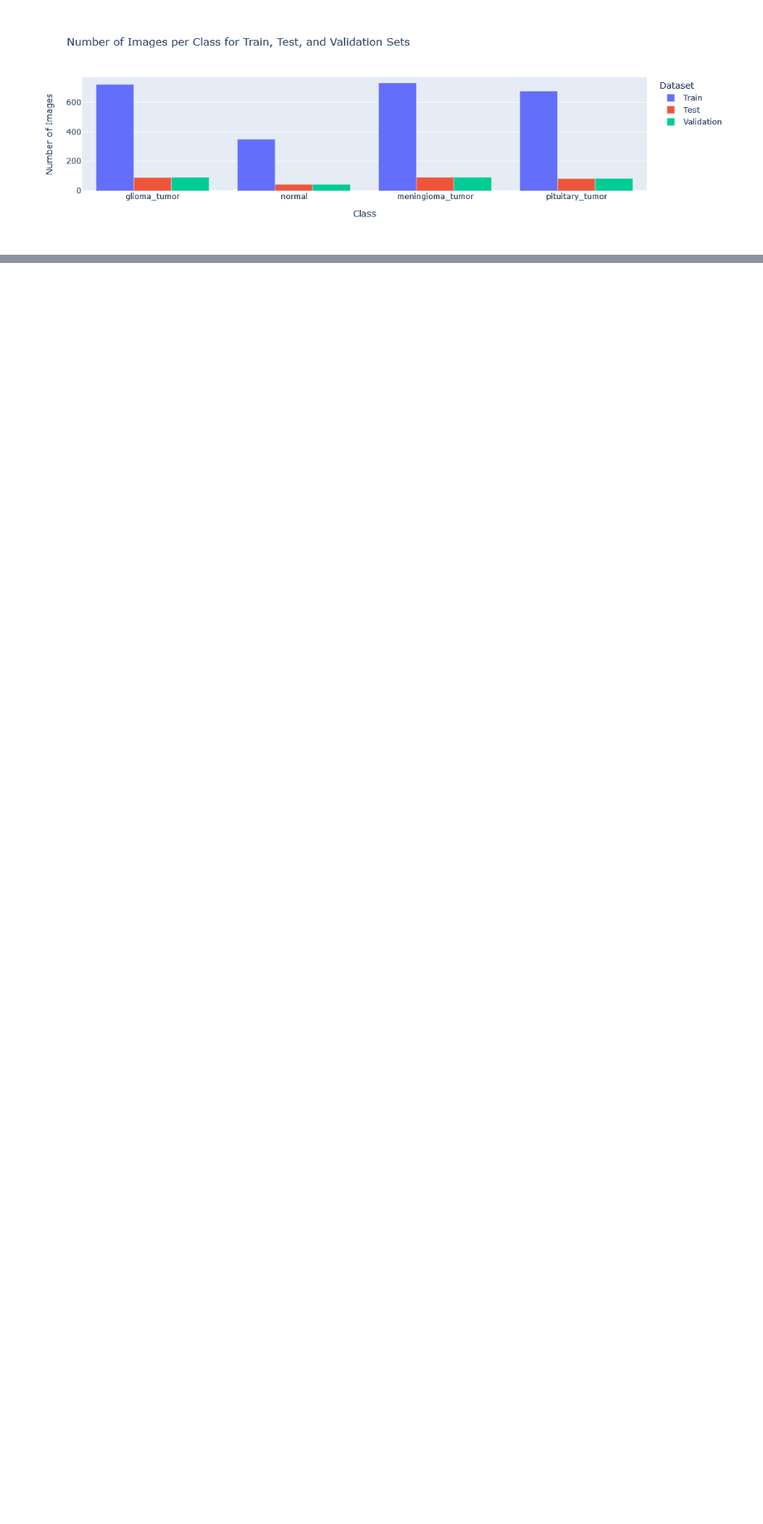
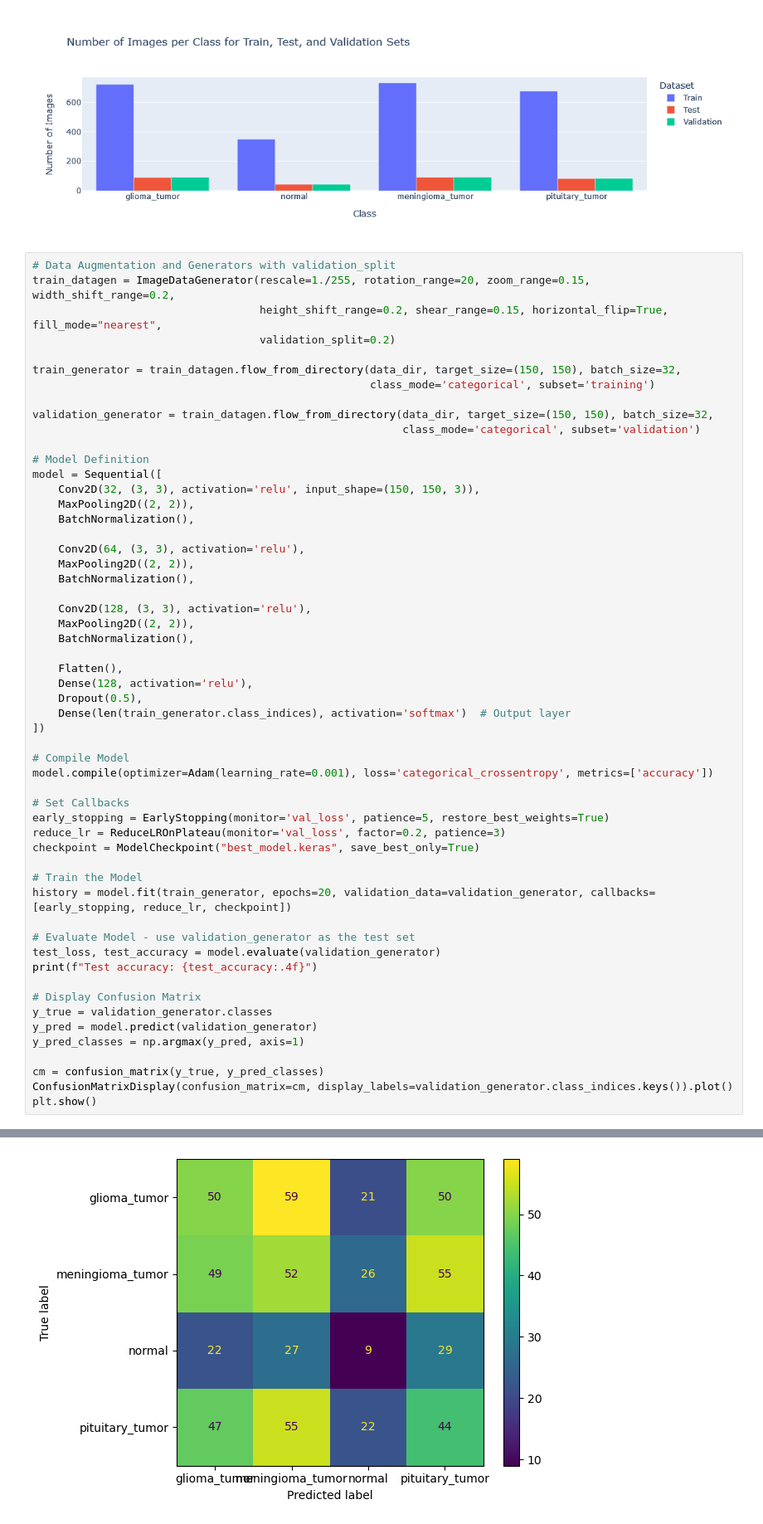
Before and after one commit to oscarverhagen/ATDS_Oscar_Orlando, a Jupyter notebook: Oscar-Hersentumor2.ipynb, the cells around one changed output, grey strips where cells are left out. Shown: that part at 83% size. Cells and saved outputs as stored; diff of their text form; blank space fills up the shorter version.

```diff
--- a/Oscar-Hersentumor2.ipynb
+++ b/Oscar-Hersentumor2.ipynb
@@ -123,4 +123,58 @@ fig.show()
 # %% [output]
 [figure]
 # %%
+# Data Augmentation and Generators with validation_split
+train_datagen = ImageDataGenerator(rescale=1./255, rotation_range=20, zoom_range=0.15, width_shift_range=0.2,
+                                   height_shift_range=0.2, shear_range=0.15, horizontal_flip=True, fill_mode="nearest",
+                                   validation_split=0.2)
+
+train_generator = train_datagen.flow_from_directory(data_dir, target_size=(150, 150), batch_size=32,
+                                                    class_mode='categorical', subset='training')
+
+validation_generator = train_datagen.flow_from_directory(data_dir, target_size=(150, 150), batch_size=32,
+                                                         class_mode='categorical', subset='validation')
+
+# Model Definition
+model = Sequential([
+    Conv2D(32, (3, 3), activation='relu', input_shape=(150, 150, 3)),
+    MaxPooling2D((2, 2)),
+    BatchNormalization(),
+
+    Conv2D(64, (3, 3), activation='relu'),
+    MaxPooling2D((2, 2)),
+    BatchNormalization(),
+
+    Conv2D(128, (3, 3), activation='relu'),
+    MaxPooling2D((2, 2)),
+    BatchNormalization(),
+
+    Flatten(),
+    Dense(128, activation='relu'),
+    Dropout(0.5),
+    Dense(len(train_generator.class_indices), activation='softmax')  # Output layer
+])
+
+# Compile Model
+model.compile(optimizer=Adam(learning_rate=0.001), loss='categorical_crossentropy', metrics=['accuracy'])
+
+# Set Callbacks
+early_stopping = EarlyStopping(monitor='val_loss', patience=5, restore_best_weights=True)
+reduce_lr = ReduceLROnPlateau(monitor='val_loss', factor=0.2, patience=3)
+checkpoint = ModelCheckpoint("best_model.keras", save_best_only=True)
+
+# Train the Model
+history = model.fit(train_generator, epochs=20, validation_data=validation_generator, callbacks=[early_stopping, reduce_lr, checkpoint])
+
+# Evaluate Model - use validation_generator as the test set
+test_loss, test_accuracy = model.evaluate(validation_generator)
+print(f"Test accuracy: {test_accuracy:.4f}")
+
+# Display Confusion Matrix
+y_true = validation_generator.classes
+y_pred = model.predict(validation_generator)
+y_pred_classes = np.argmax(y_pred, axis=1)
+
+cm = confusion_matrix(y_true, y_pred_classes)
+ConfusionMatrixDisplay(confusion_matrix=cm, display_labels=validation_generator.class_indices.keys()).plot()
+plt.show()
 # %% [output]
@@ -127,0 +198 @@ TypeError: `x` and `y` must have the same dtype, got tf.string != tf.float32.
+[figure, added]
```
Also changed, not shown: parts of 1 cell of this notebook, 1 other file.
